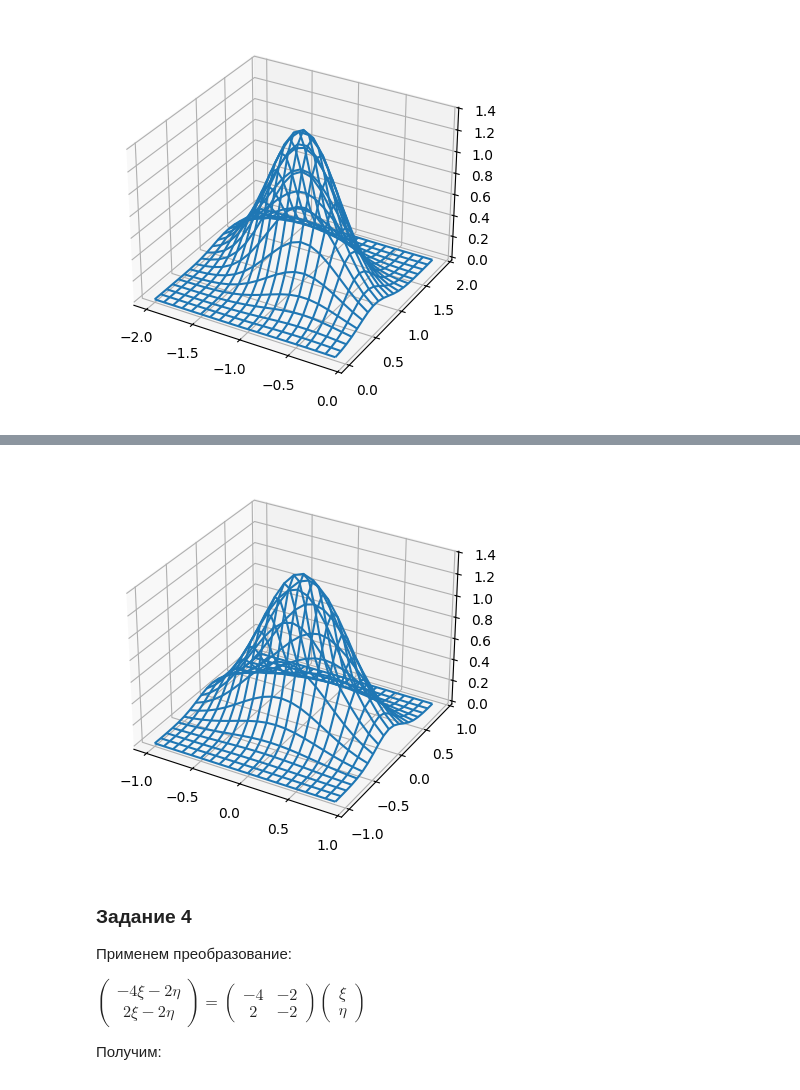
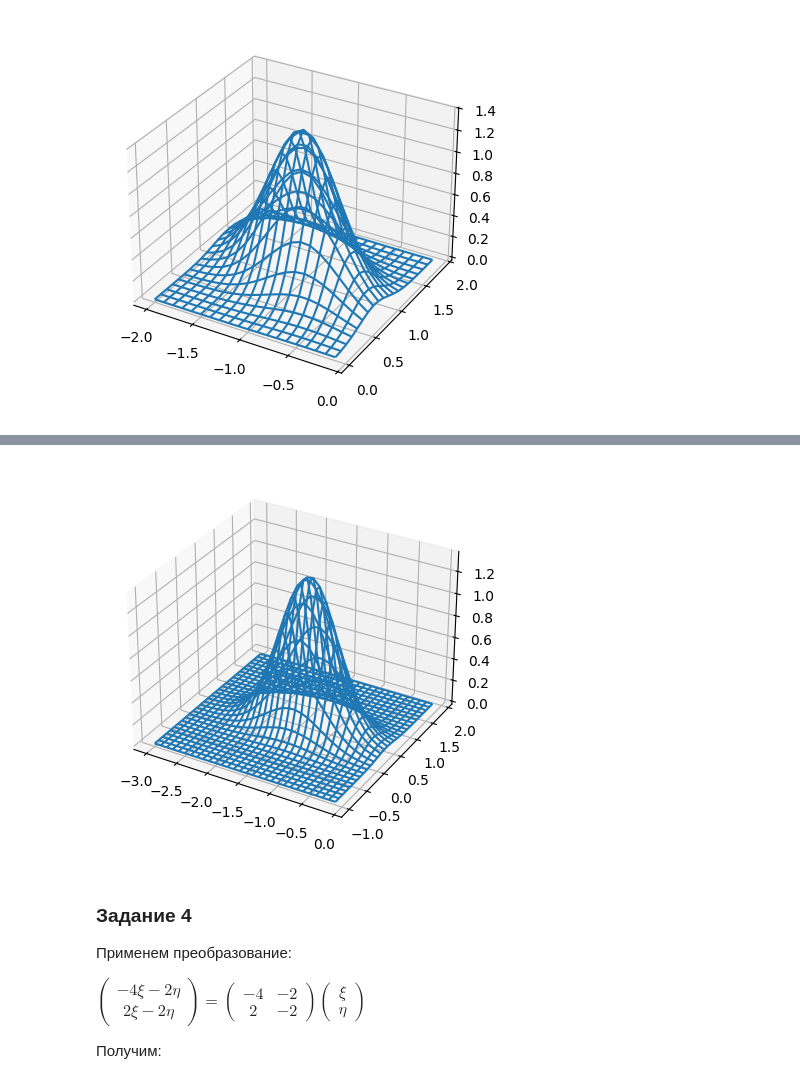
Before and after one commit to the-mvi/stat_an_gr2364-2024, a Jupyter notebook: 2364_Valentov_EE/task1.ipynb, the cells around one changed output, grey strips where cells are left out. Drawn from its saved outputs; the diff is of its cells as text; code cells hidden in the pictures.

```diff
--- a/2364_Valentov_EE/task1.ipynb
+++ b/2364_Valentov_EE/task1.ipynb
@@ -172,18 +174,18 @@ $p_{\xi, \eta} \left(x, y\right) = \cfrac{5\sqrt{3}}{2\pi} \cdot \exp \left(-\cf
 # %%
 import numpy as np
 import matplotlib.pyplot as plt
 from math import pi, e
 
-x = np.arange(-1, 1, 0.1)
-y = np.arange(-1, 1, 0.1)
+x = np.arange(-3, 0, 0.1)
+y = np.arange(-1, 2, 0.1)
 xgrid, ygrid = np.meshgrid(x, y)
-zgrid = 5 * 3 ** 0.5 / (2 * pi) * e ** (-0.5 * (5 * xgrid ** 2 + 15 * ygrid ** 2))
+zgrid = 5 * 3 ** 0.5 / (2 * pi) * e ** (-0.5 * (5 * (xgrid + 3 / (5 ** 0.5)) ** 2 + 15 * (ygrid - 1 / (5 ** 0.5)) ** 2))
 fig = plt.figure()
 ax = plt.axes(projection="3d")
 ax.plot_wireframe(xgrid, ygrid, zgrid)
 plt.show()
 # %% [output]
-[figure, old version]
+[figure, new version]
 # %% [markdown]
 ### Задание 4
 
```
Also changed, not shown: parts of 1 cell of this notebook.
